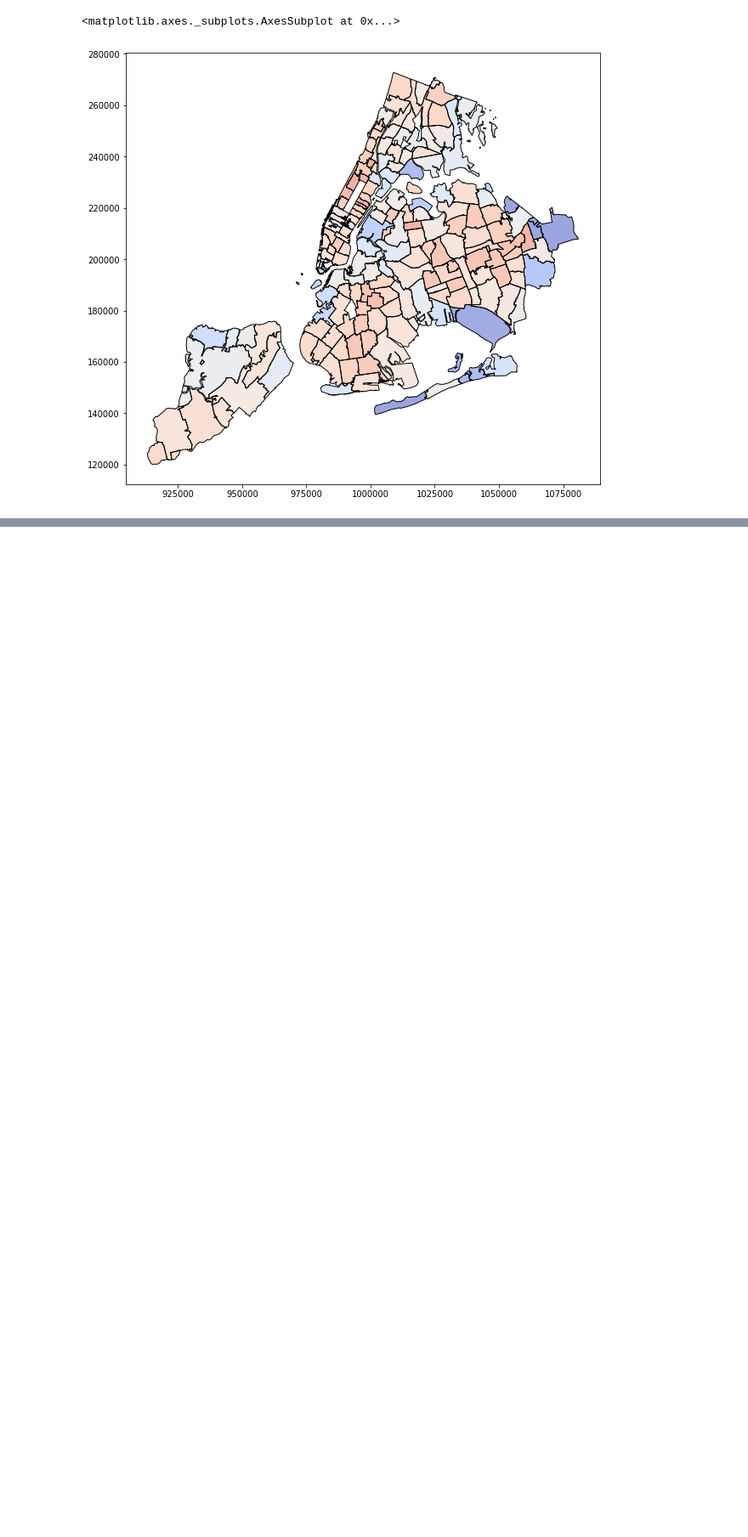
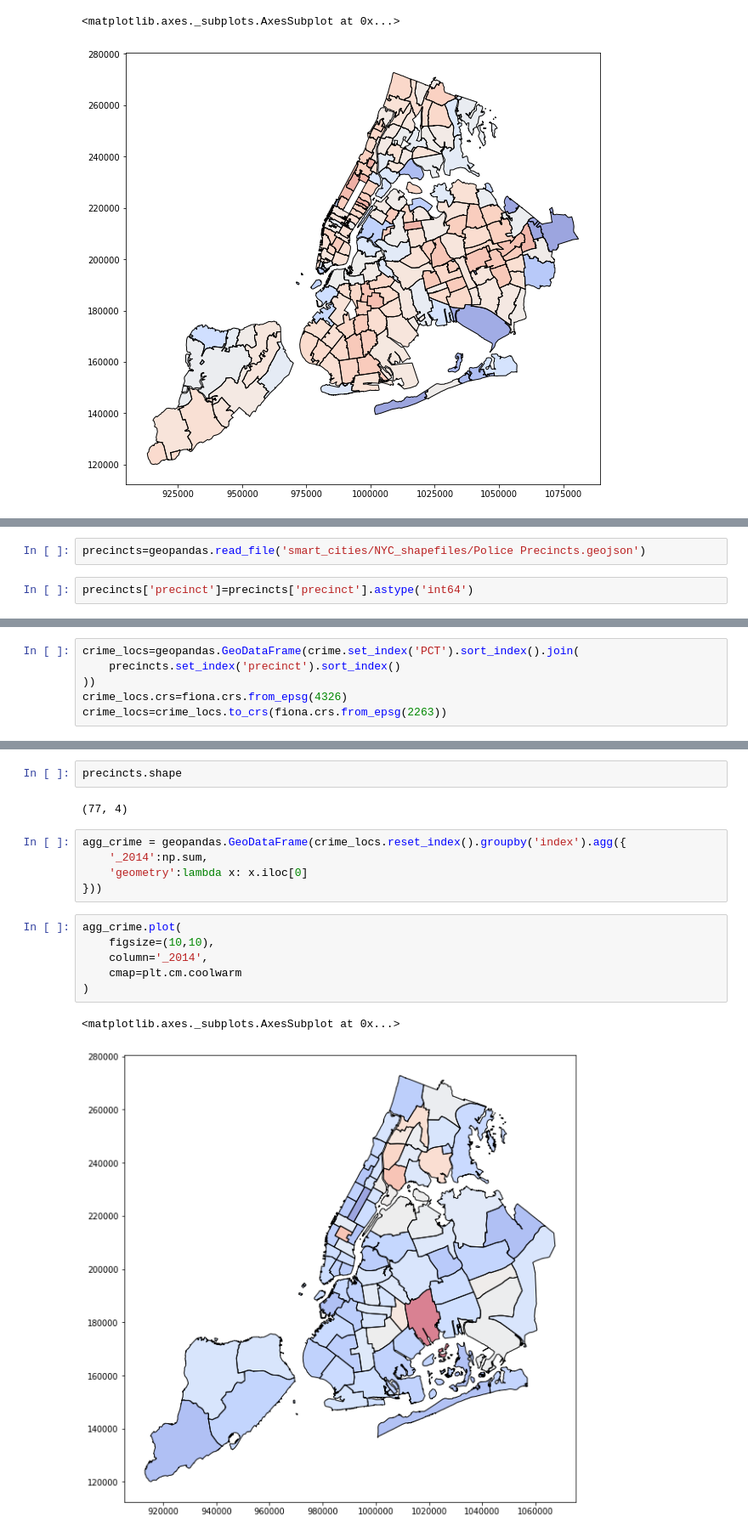
Before and after one commit to nikitasingh981/smartcitieshack-d3, a Jupyter notebook: EDA-nk.ipynb, the cells around one changed output, grey strips where cells are left out. Shown at 85% size. Cells and saved outputs as stored; diff of their text form; blank space fills up the shorter version.

Commit message:
plot some agg crime sums

```diff
--- a/EDA-nk.ipynb
+++ b/EDA-nk.ipynb
@@ -150,0 +172,4 @@ agg_q_score.plot(figsize=(10,10),column='q_score', cmap=plt.cm.coolwarm)
+# %%
+precincts=geopandas.read_file('smart_cities/NYC_shapefiles/Police Precincts.geojson')
+# %%
+precincts['precinct']=precincts['precinct'].astype('int64')
@@ -150,0 +180,6 @@ agg_q_score.plot(figsize=(10,10),column='q_score', cmap=plt.cm.coolwarm)
+# %%
+crime_locs=geopandas.GeoDataFrame(crime.set_index('PCT').sort_index().join(
+    precincts.set_index('precinct').sort_index()
+))
+crime_locs.crs=fiona.crs.from_epsg(4326)
+crime_locs=crime_locs.to_crs(fiona.crs.from_epsg(2263))
@@ -150,0 +195,18 @@ agg_q_score.plot(figsize=(10,10),column='q_score', cmap=plt.cm.coolwarm)
+# %%
+precincts.shape
+# %% [output]
+(77, 4)
+# %%
+agg_crime = geopandas.GeoDataFrame(crime_locs.reset_index().groupby('index').agg({
+    '_2014':np.sum,
+    'geometry':lambda x: x.iloc[0]
+}))
+# %%
+agg_crime.plot(
+    figsize=(10,10),
+    column='_2014',
+    cmap=plt.cm.coolwarm
+)
+# %% [output]
+<matplotlib.axes._subplots.AxesSubplot at 0x...>
+[figure, added]
```
Also changed, not shown: parts of 9 cells of this notebook.
